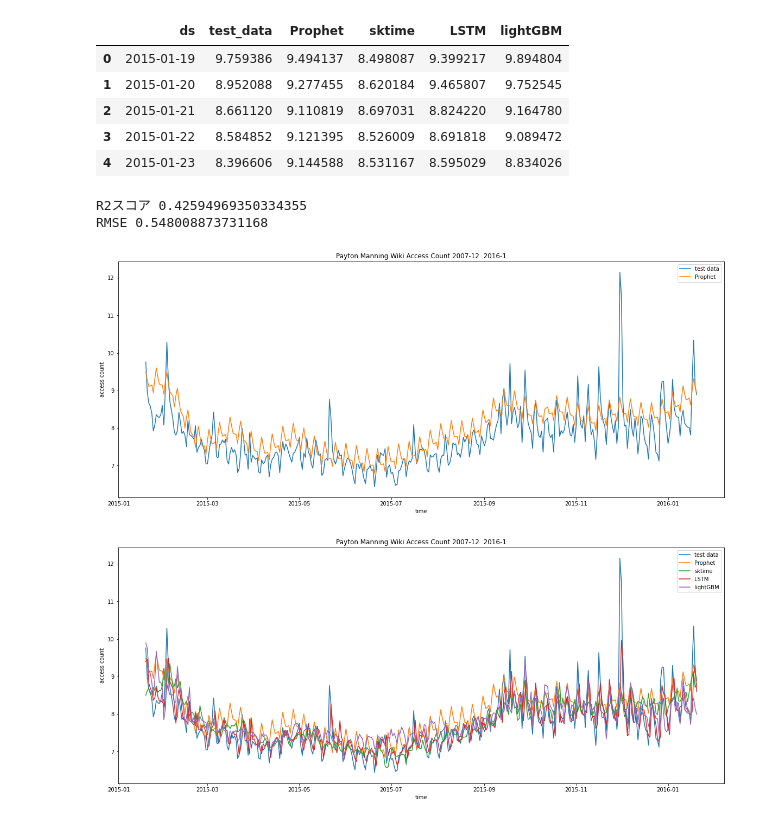
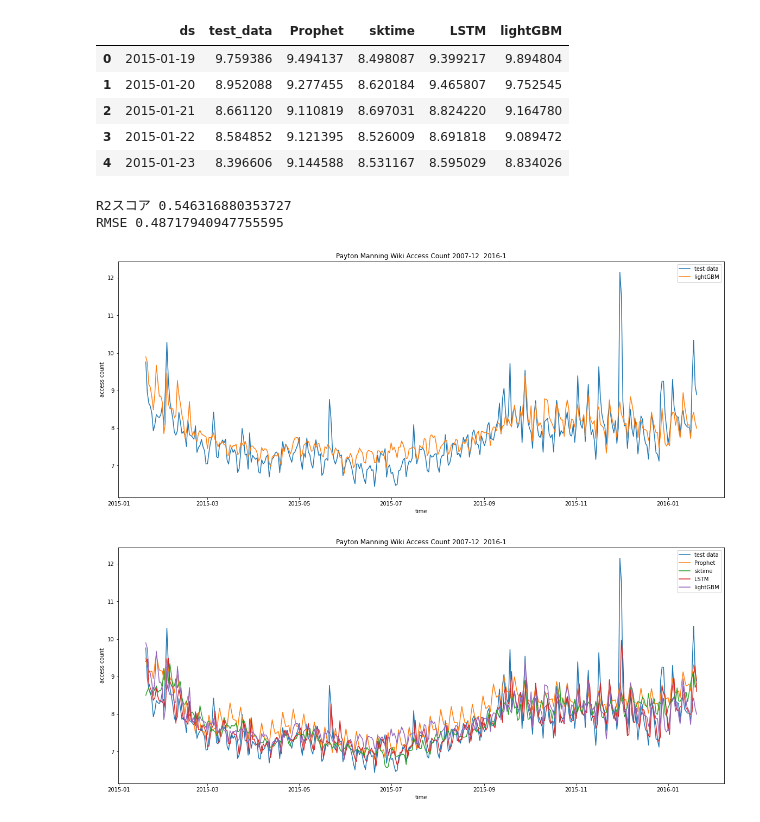
Before and after one commit to KJMAN678/time_series_prediction, a Jupyter notebook: timesereis_prediction.ipynb, the cells around one changed output. Drawn from its saved outputs; the diff is of its cells as text; code cells hidden in the pictures.

```diff
--- a/timesereis_prediction.ipynb
+++ b/timesereis_prediction.ipynb
@@ -280,26 +287,26 @@ display(compare_pred.head())
 # %%
 # Google Colab用
 #@title 予測モデルを選択
-dropdown = 'Prophet' #@param ["Prophet", "sktime", "LSTM", "lightGBM"]
+dropdown = 'lightGBM' #@param ["Prophet", "sktime", "LSTM", "lightGBM"]
 print("R2スコア", r2_score(compare_pred["test_data"], compare_pred[dropdown]))
 print("RMSE", np.sqrt(mean_squared_error(compare_pred["test_data"], compare_pred[dropdown])))
 
 # 選択した予測結果と実績をグラフ表示
 fig = plt.figure(figsize=(20, 8))
 
 plt.title("Payton Manning Wiki Access Count 2007-12  2016-1")
 plt.xlabel("time")
 plt.ylabel("access count")
 
 plt.plot(test["ds"], test["y"], label="test data")
 plt.plot(test["ds"], compare_pred[dropdown], label=dropdown)
 
 plt.legend()
 plt.show()
 # %% [output]
-R2スコア 0.42594969350334355
-RMSE 0.548008873731168
+R2スコア 0.546316880353727
+RMSE 0.48717940947755595
-[figure, old version]
+[figure, new version]
 # %%
 # 全グラフ表示
 fig = plt.figure(figsize=(20, 8))
```
Also changed, not shown: parts of 8 cells of this notebook.
